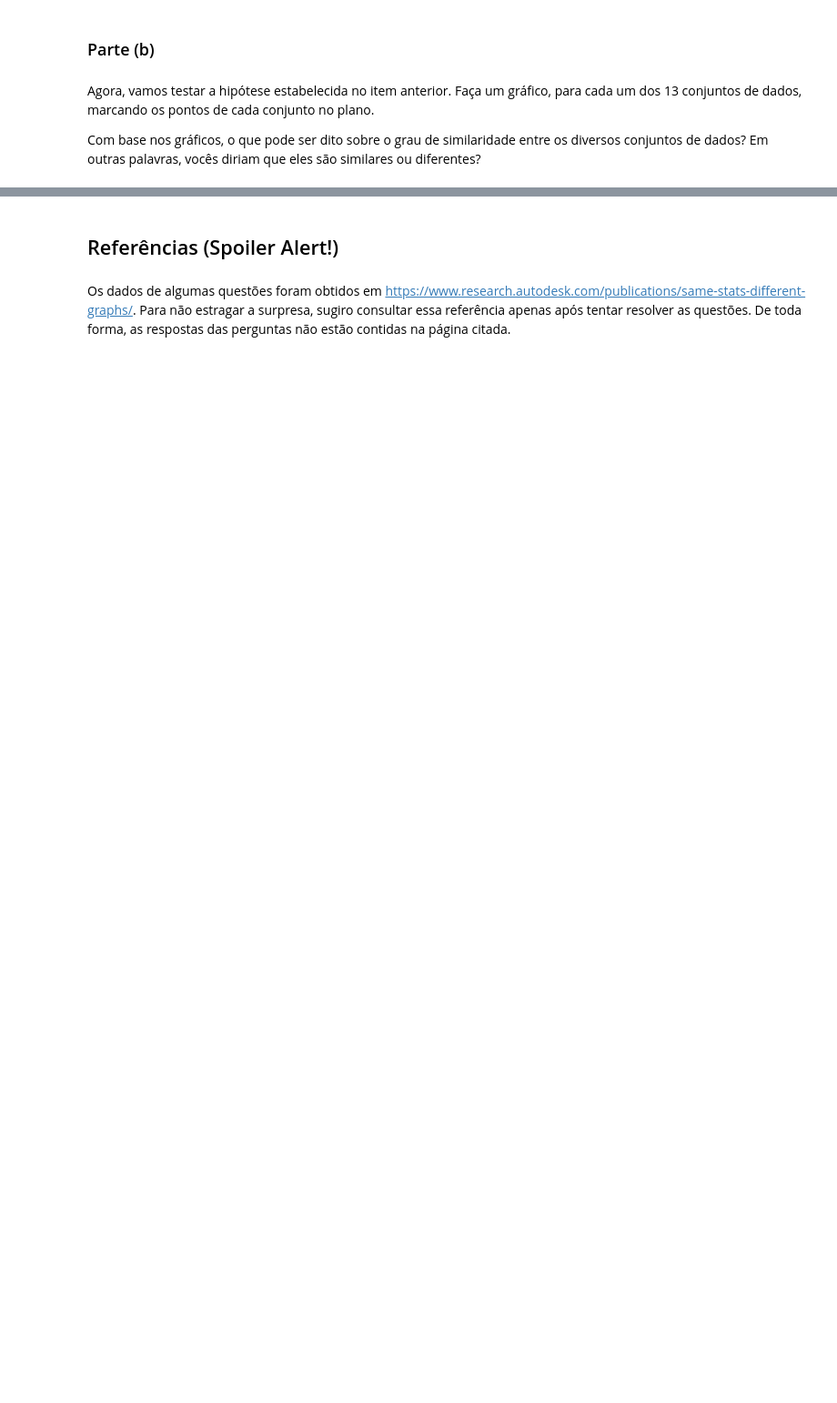
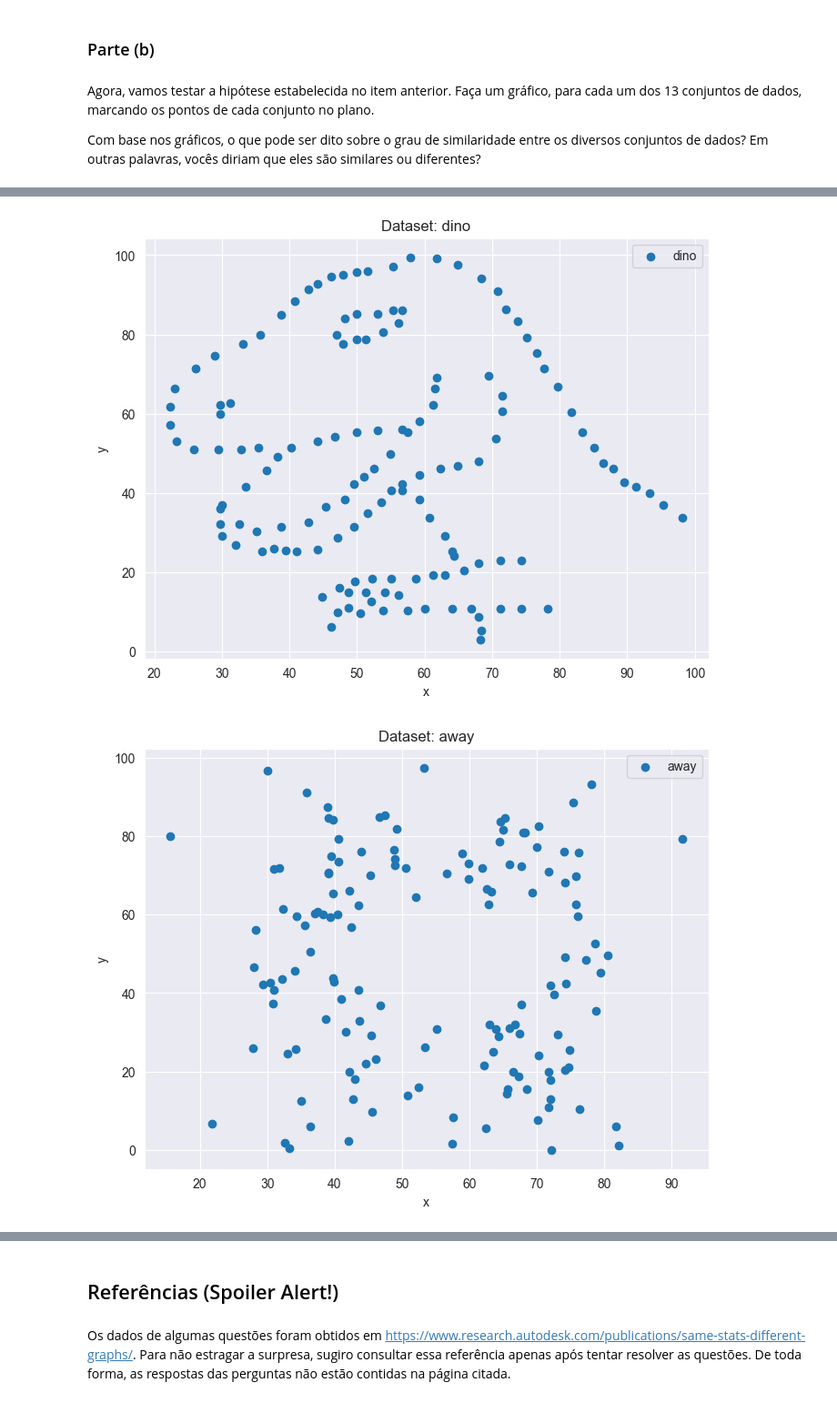
Before and after one commit to hygo2025/ciencia_de_dados, a Jupyter notebook: lista_01/lista_01.ipynb, the cells around one changed output, grey strips where cells are left out. Shown: that part at 91% size. Cells and saved outputs as stored; diff of their text form; code cells hidden in the pictures; blank space fills up the shorter version.

```diff
--- a/lista_01/lista_01.ipynb
+++ b/lista_01/lista_01.ipynb
@@ -384,9 +392,7 @@ Na verdade, o arquivo é uma coleção de vários conjuntos de dados. O arquivo
 - `x` indica a coordenada $x$ de cada ponto do conjunto
 - `y` indica a coordenada $y$ de cada ponto do conjunto
 # %%
-
-
-df2 = pd.read_csv('./dados_questao_4.csv')
+df2 = pd.read_csv('./dados_questao_5.csv')
 # %% [markdown]
 ### Parte (a)
 # %% [markdown]
@@ -406,0 +454,18 @@ Com base nos gráficos, o que pode ser dito sobre o grau de similaridade entre o
+# %%
+for dataset in df2['dataset'].unique():
+    plt.figure(figsize=(8, 6))
+
+    dataset_line = df2[df2['dataset'] == dataset]
+
+    plt.scatter(
+        dataset_line['x'], dataset_line["y"], label=dataset
+    )
+    plt.title(f"Dataset: {dataset}")
+    plt.xlabel('x')
+    plt.ylabel('y')
+    plt.legend()
+    plt.grid(True)
+    plt.show()
+# %% [output]
+[figure, added]
+[figure, added]
```
Also changed, not shown: parts of 24 cells of this notebook, 4 other files.
